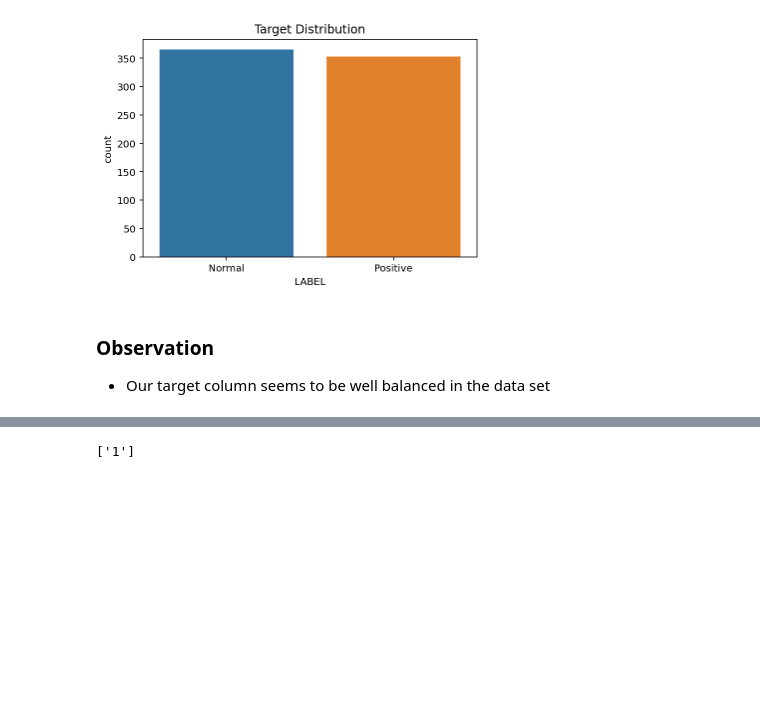
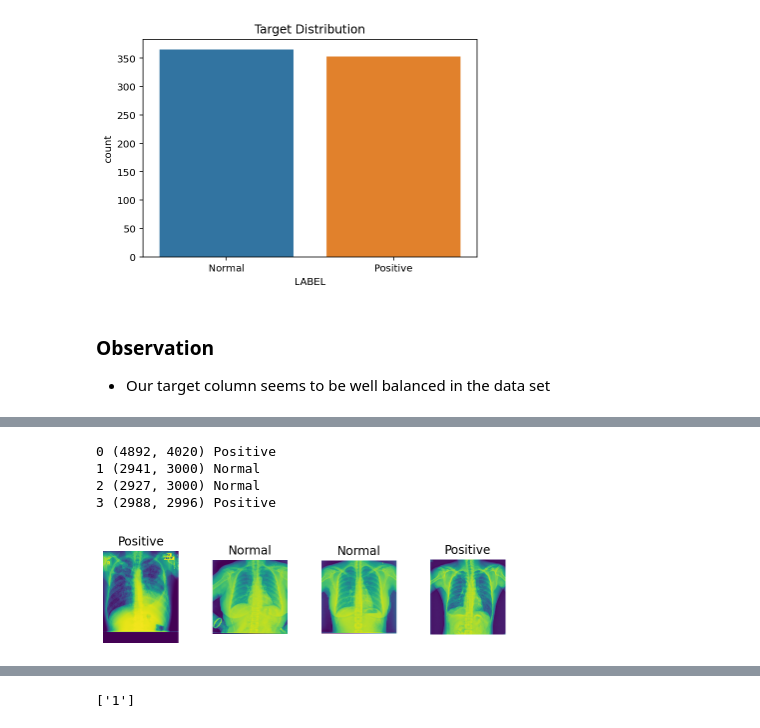
Before and after one commit to gtechzilla/TB_Classification_via_X-Rays_Challenge, a Jupyter notebook: main.ipynb, the cells around one changed output, grey strips where cells are left out. Cells and saved outputs as stored; diff of their text form; code cells hidden in the pictures; blank space fills up the shorter version.

```diff
--- a/main.ipynb
+++ b/main.ipynb
@@ -89,3 +93,50 @@ plt.show()
 #creating a tranform object to convert our image to tensors
 train_transform = transforms.Compose([transforms.ToTensor()])
 test_transform = transforms.Compose([transforms.ToTensor()])
+# %%
+class ImageData(Dataset):
+    def __init__(self,data_df,images_dir,transform = None):
+        self.annotations = data_df
+        self.images_dir = images_dir
+        self.transform = transform
+
+    def __len__(self):
+        return len(self.annotations)
+
+    def __getitem__(self,index):
+        img_path = os.path.join(self.images_dir,self.annotations.iloc[index,2]+".png")
+        image = io.imread(img_path)
+        img_label = self.annotations.iloc[index,1]
+        img_dict = {'image':image,'img_label':img_label}
+
+
+        if self.transform:
+            image = self.transform(image)
+
+        return img_dict
+# %%
+#loading our data
+train_data = ImageData(data_df= train,images_dir='data/train' )
+# %%
+#visualizing our sample data
+fig = plt.figure()
+
+for i in range(len(train_data)):
+    sample = train_data[i]
+    print(i, sample['image'].shape, sample['img_label'])
+    ax = plt.subplot(1, 4, i + 1)
+    plt.tight_layout()
+    ax.set_title(sample['img_label'])
+    ax.axis('off')
+    plt.imshow(sample['image'])
+
+    if i == 3:
+
+        plt.show()
+        break
+# %% [output]
+0 (4892, 4020) Positive
+1 (2941, 3000) Normal
+2 (2927, 3000) Normal
+3 (2988, 2996) Positive
+[figure, added]
```
Also changed, not shown: parts of 12 cells of this notebook, 2 other files.
